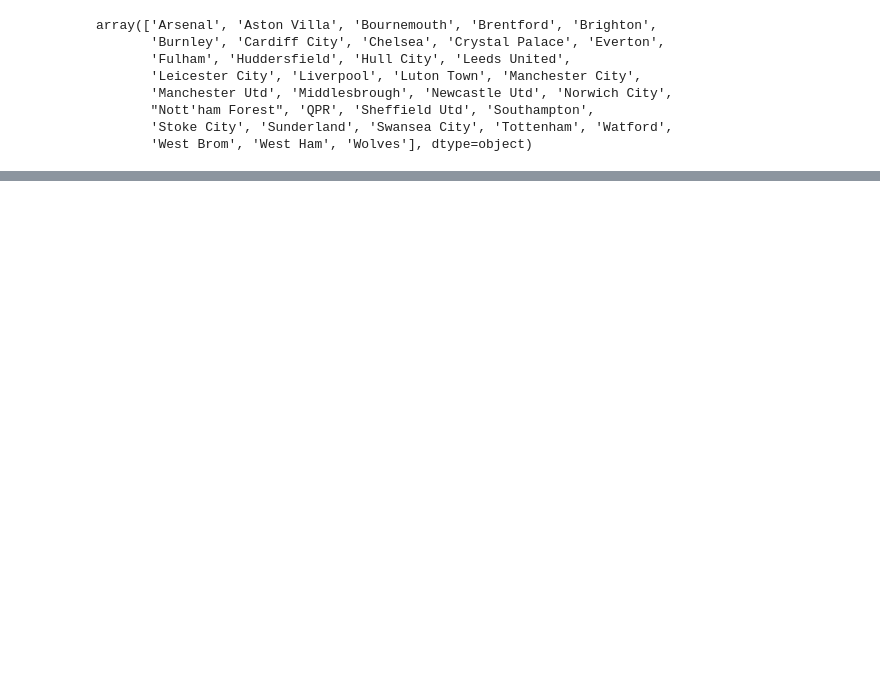
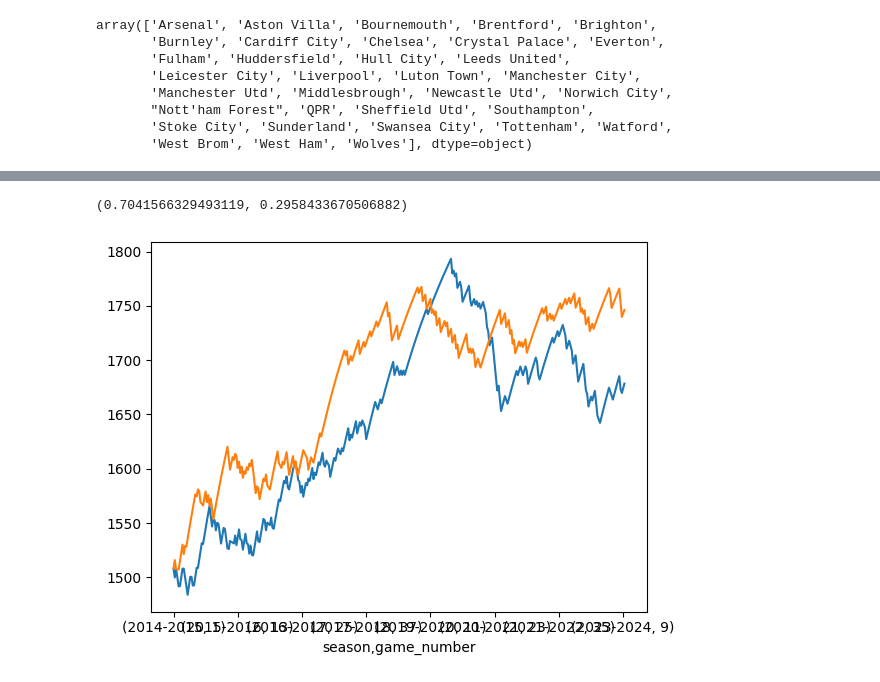
Before and after one commit to jrstats/football-elo, a Jupyter notebook: playground.ipynb, the cells around one changed output, grey strips where cells are left out. Saved outputs shown, nothing was run; the diff lists cells and outputs as text; code cells hidden in the pictures; blank space fills up the shorter version.

```diff
--- a/playground.ipynb
+++ b/playground.ipynb
@@ -65,0 +43,6 @@ elo_df.to_csv("elo.csv")
+# %%
+plot_many(elo, teams=["Liverpool", "Manchester City"])
+# plot_all(elo)
+# %% [output]
+(0.7041566329493119, 0.2958433670506882)
+[figure, added]
```
Also changed, not shown: parts of 7 cells of this notebook.
